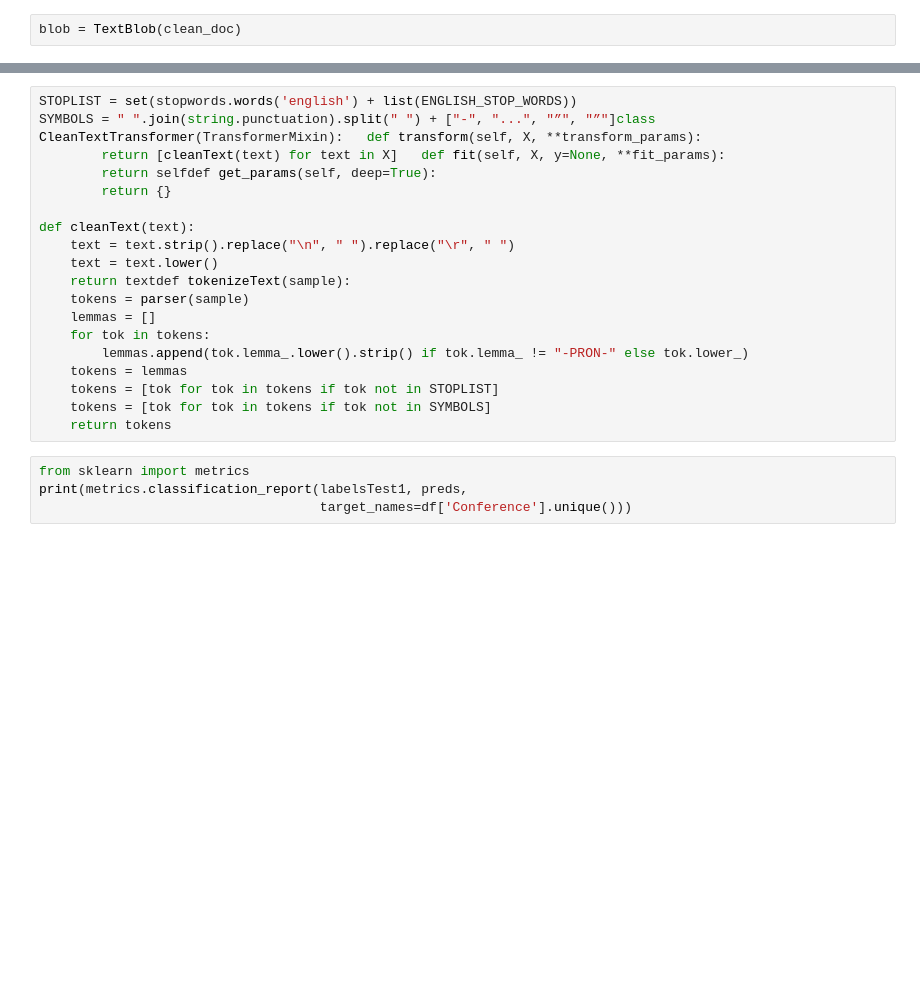
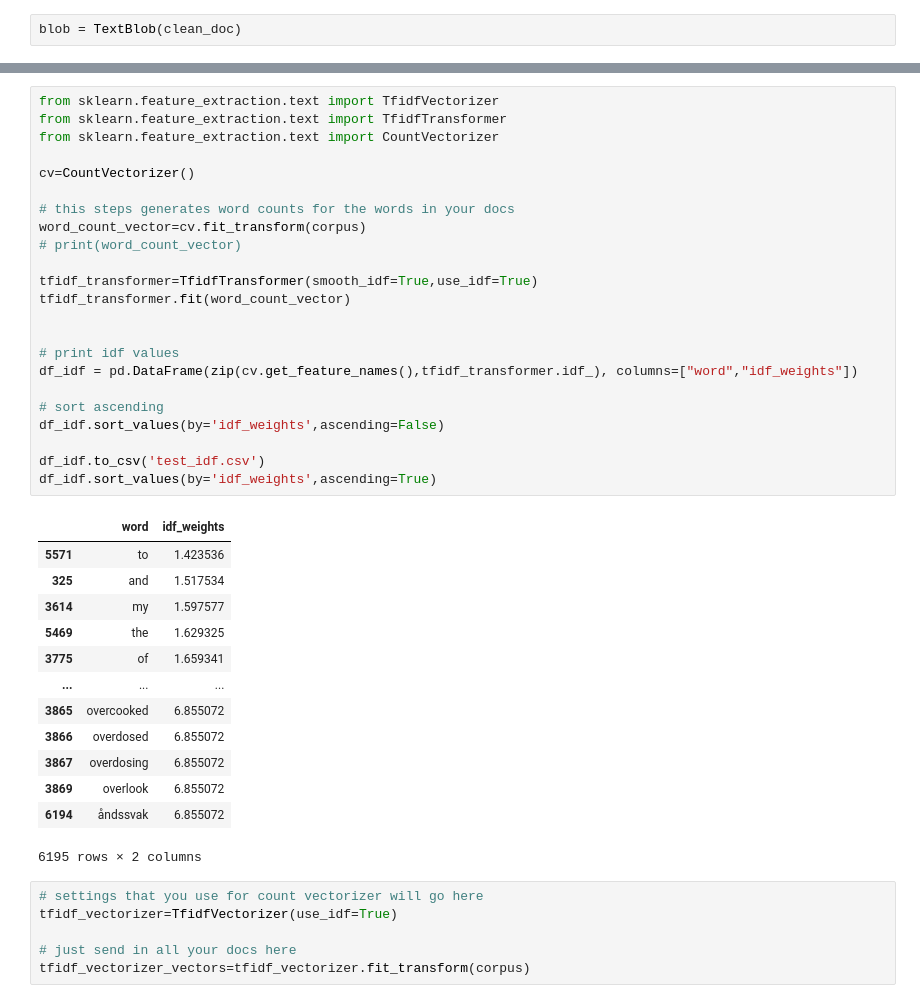
Before and after one commit to heathersaul-nos3lf/final_horsemen, a Jupyter notebook: SpaCy_NLP.ipynb, the cells around one changed output, grey strips where cells are left out. Drawn from its saved outputs; the diff is of its cells as text; blank space fills up the shorter version.

Commit message:
cleanup

```diff
--- a/SpaCy_NLP.ipynb
+++ b/SpaCy_NLP.ipynb
@@ -596,23 +324,43 @@ for i in range(len(train1)):
-# %%
-STOPLIST = set(stopwords.words('english') + list(ENGLISH_STOP_WORDS))
-SYMBOLS = " ".join(string.punctuation).split(" ") + ["-", "...", "”", "”"]class CleanTextTransformer(TransformerMixin):   def transform(self, X, **transform_params):
-        return [cleanText(text) for text in X]   def fit(self, X, y=None, **fit_params):
-        return selfdef get_params(self, deep=True):
-        return {}
-
-def cleanText(text):
-    text = text.strip().replace("\n", " ").replace("\r", " ")
-    text = text.lower()
-    return textdef tokenizeText(sample):
-    tokens = parser(sample)
-    lemmas = []
-    for tok in tokens:
-        lemmas.append(tok.lemma_.lower().strip() if tok.lemma_ != "-PRON-" else tok.lower_)
-    tokens = lemmas
-    tokens = [tok for tok in tokens if tok not in STOPLIST]
-    tokens = [tok for tok in tokens if tok not in SYMBOLS]
-    return tokens
-# %%
-from sklearn import metrics
-print(metrics.classification_report(labelsTest1, preds,
-                                    target_names=df['Conference'].unique()))
+# %%
+from sklearn.feature_extraction.text import TfidfVectorizer
+from sklearn.feature_extraction.text import TfidfTransformer
+from sklearn.feature_extraction.text import CountVectorizer
+
+cv=CountVectorizer()
+
+# this steps generates word counts for the words in your docs
+word_count_vector=cv.fit_transform(corpus)
+# print(word_count_vector)
+
+tfidf_transformer=TfidfTransformer(smooth_idf=True,use_idf=True)
+tfidf_transformer.fit(word_count_vector)
+
+
+# print idf values
+df_idf = pd.DataFrame(zip(cv.get_feature_names(),tfidf_transformer.idf_), columns=["word","idf_weights"])
+
+# sort ascending
+df_idf.sort_values(by='idf_weights',ascending=False)
+
+df_idf.to_csv('test_idf.csv')
+df_idf.sort_values(by='idf_weights',ascending=True)
+# %% [output]
+|  | word | idf_weights |
+| 5571 | to | 1.423536 |
+| 325 | and | 1.517534 |
+| 3614 | my | 1.597577 |
+| 5469 | the | 1.629325 |
+| 3775 | of | 1.659341 |
+| ... | ... | ... |
+| 3865 | overcooked | 6.855072 |
+| 3866 | overdosed | 6.855072 |
+| 3867 | overdosing | 6.855072 |
+| 3869 | overlook | 6.855072 |
+| 6194 | åndssvak | 6.855072 |
+6195 rows × 2 columns
+# %%
+# settings that you use for count vectorizer will go here
+tfidf_vectorizer=TfidfVectorizer(use_idf=True)
+
+# just send in all your docs here
+tfidf_vectorizer_vectors=tfidf_vectorizer.fit_transform(corpus)
```
Also changed, not shown: parts of 43 cells of this notebook, 2 other files.
